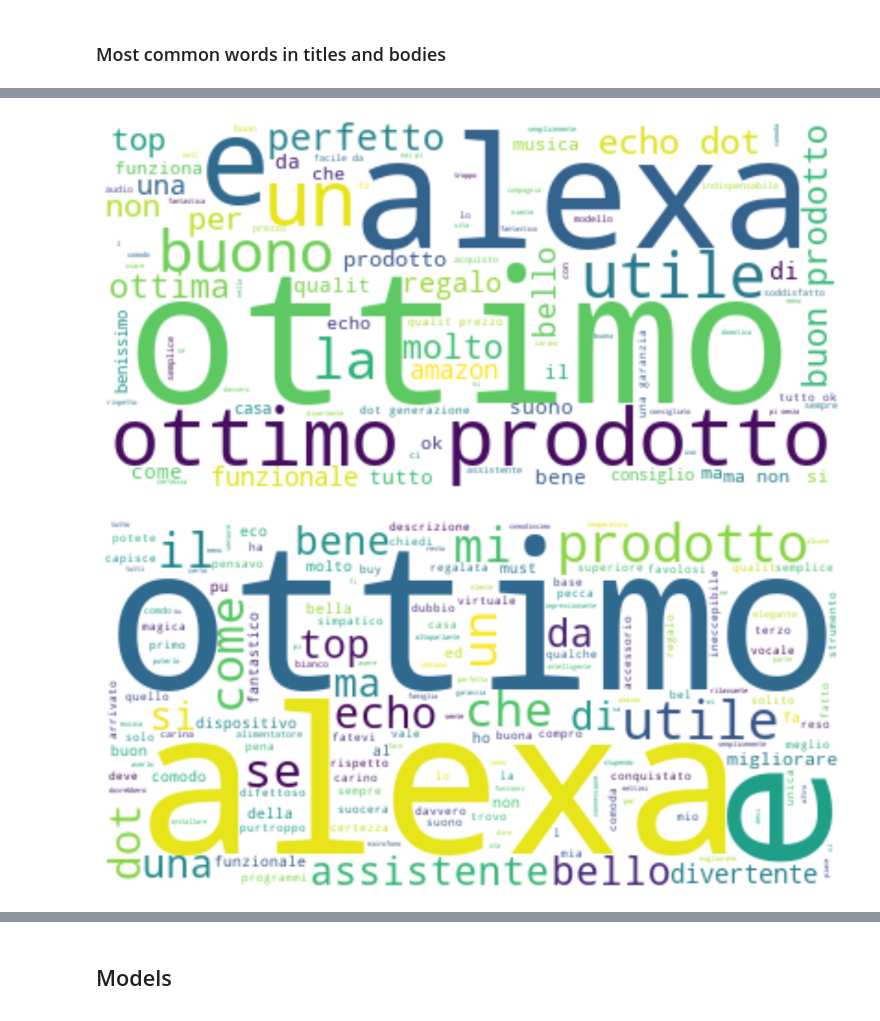
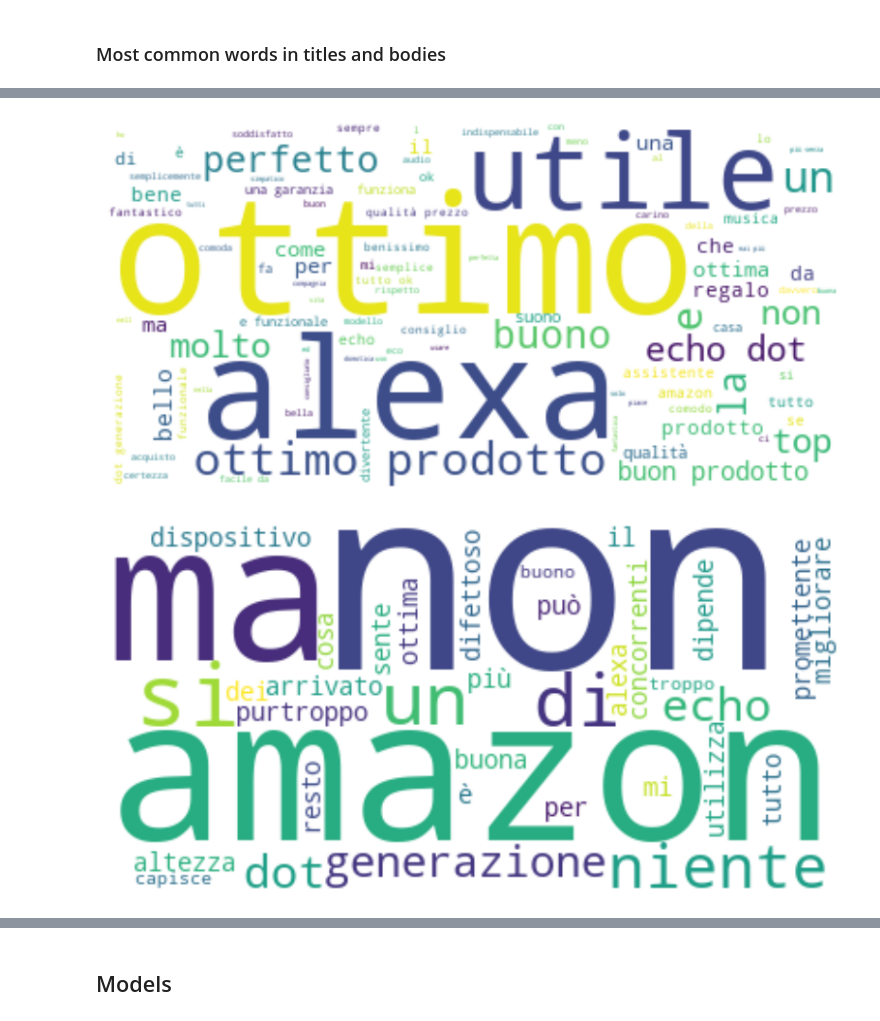
Before and after one commit to riccardo-borgo/Sentiment-Analysis-Amazon, a Jupyter notebook: main.ipynb, the cells around one changed output, grey strips where cells are left out. Drawn from its saved outputs; the diff is of its cells as text; code cells hidden in the pictures.

```diff
--- a/main.ipynb
+++ b/main.ipynb
@@ -131,26 +136,26 @@ wordcloud = WordCloud(background_color="white", max_words=len(positive_reviews))
 
 wordcloud.generate(positive_reviews)
 
-plt.figure(figsize=(13,13))
+plt.figure(figsize=(10,10))
 plt.imshow(wordcloud, interpolation="bilinear")
 plt.axis("off")
 plt.show()
 # %% [output]
-[figure, old version]
+[figure, new version]
 # %%
-negative_reviews = df[df['Polarity_Text'] == 'Bad']['Title']
+negative_reviews = df[df['Stars'] <= 3]['Title']
 negative_reviews = ".".join(negative_reviews)
 # %%
 wordcloud = WordCloud(background_color="white", max_words=len(negative_reviews))
 
 wordcloud.generate(negative_reviews)
 
-plt.figure(figsize=(13,13))
+plt.figure(figsize=(10,10))
 plt.imshow(wordcloud, interpolation="bilinear")
 plt.axis("off")
 plt.show()
 # %% [output]
-[figure, old version]
+[figure, new version]
 # %%
 sia = SentimentIntensityAnalyzer()
 title_polarity = [sia.polarity_scores(str(element)) for element in df['Title']]
```
Also changed, not shown: parts of 13 cells of this notebook, 2 other files.
